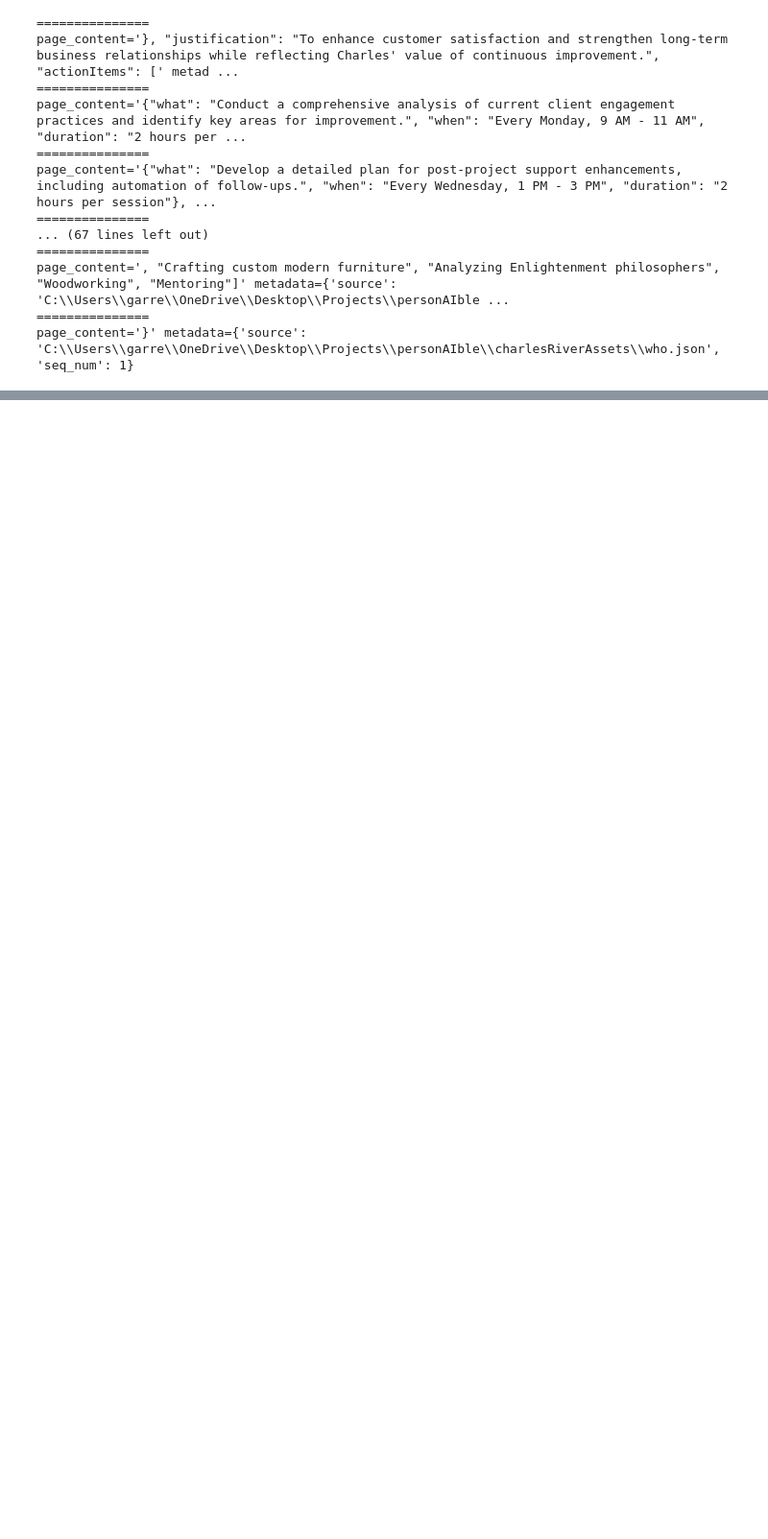
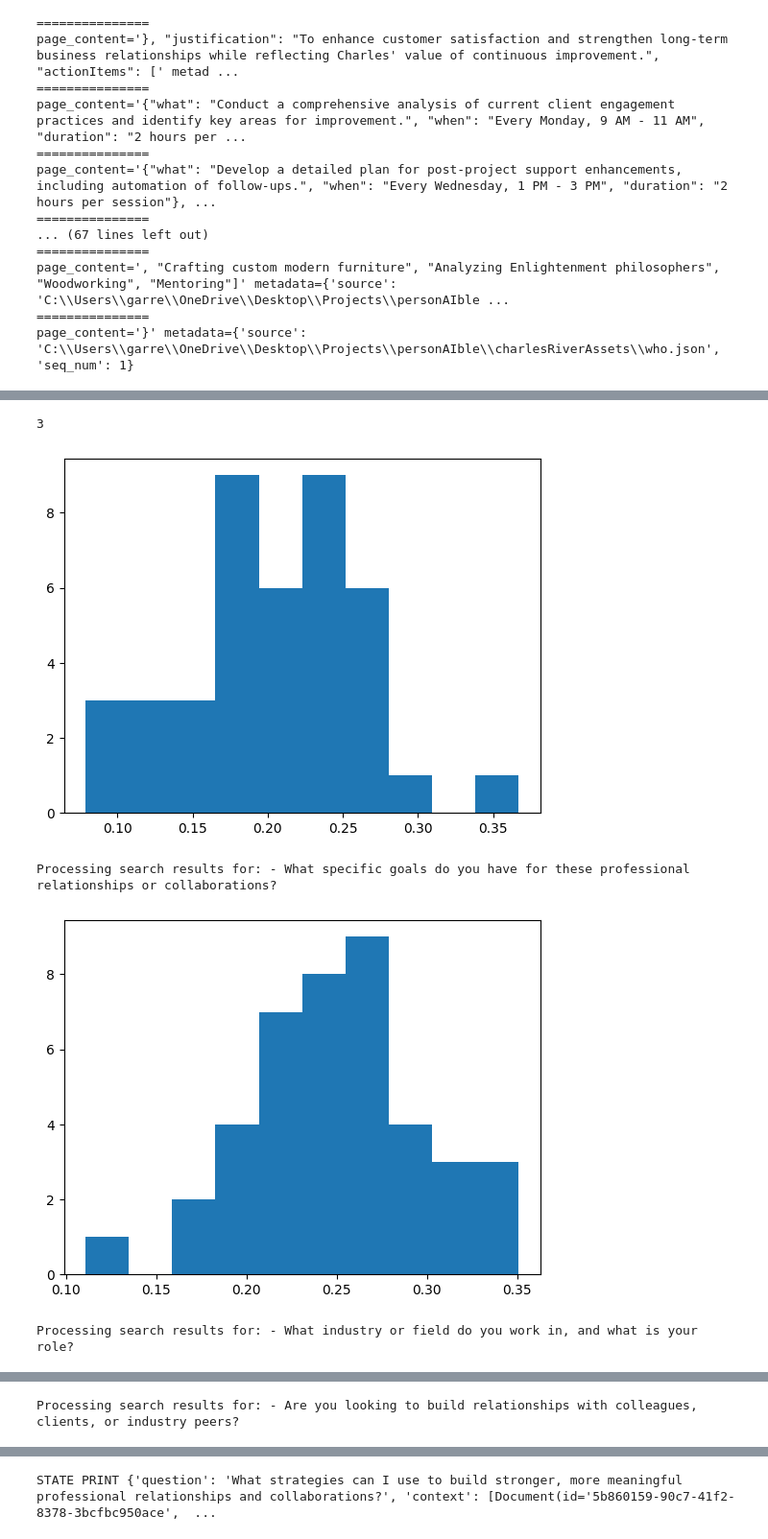
Before and after one commit to garrettm00re/personAIble, a Jupyter notebook: personAIble.ipynb, the cells around one changed output, grey strips where cells are left out. Shown at 96% size. Saved outputs shown, nothing was run; the diff lists cells and outputs as text; code cells hidden in the pictures; blank space fills up the shorter version.

```diff
--- a/personAIble.ipynb
+++ b/personAIble.ipynb
@@ -364,0 +337,8 @@ state['context'] [Document(id='4515ff90-ecdd-4696-ab93-6619f5f3a67e', metadata={
+# %%
+graph.invoke({"question": "What strategies can I use to build stronger, more meaningful professional relationships and collaborations?"})
+# %% [output]
+3
+[figure, added]
+Processing search results for: - What specific goals do you have for these professional relationships or collaborations?
+[figure, added]
+Processing search results for: - What industry or field do you work in, and what is your role?
@@ -364,0 +346 @@ state['context'] [Document(id='4515ff90-ecdd-4696-ab93-6619f5f3a67e', metadata={
+Processing search results for: - Are you looking to build relationships with colleagues, clients, or industry peers?
@@ -364,0 +348 @@ state['context'] [Document(id='4515ff90-ecdd-4696-ab93-6619f5f3a67e', metadata={
+STATE PRINT {'question': 'What strategies can I use to build stronger, more meaningful professional relationships and collaborations?', 'context': [Document(id='5b860159-90c7-41f2-8378-3bcfbc950ace',  ...
```
Also changed, not shown: parts of 13 cells of this notebook, 3 other files.
